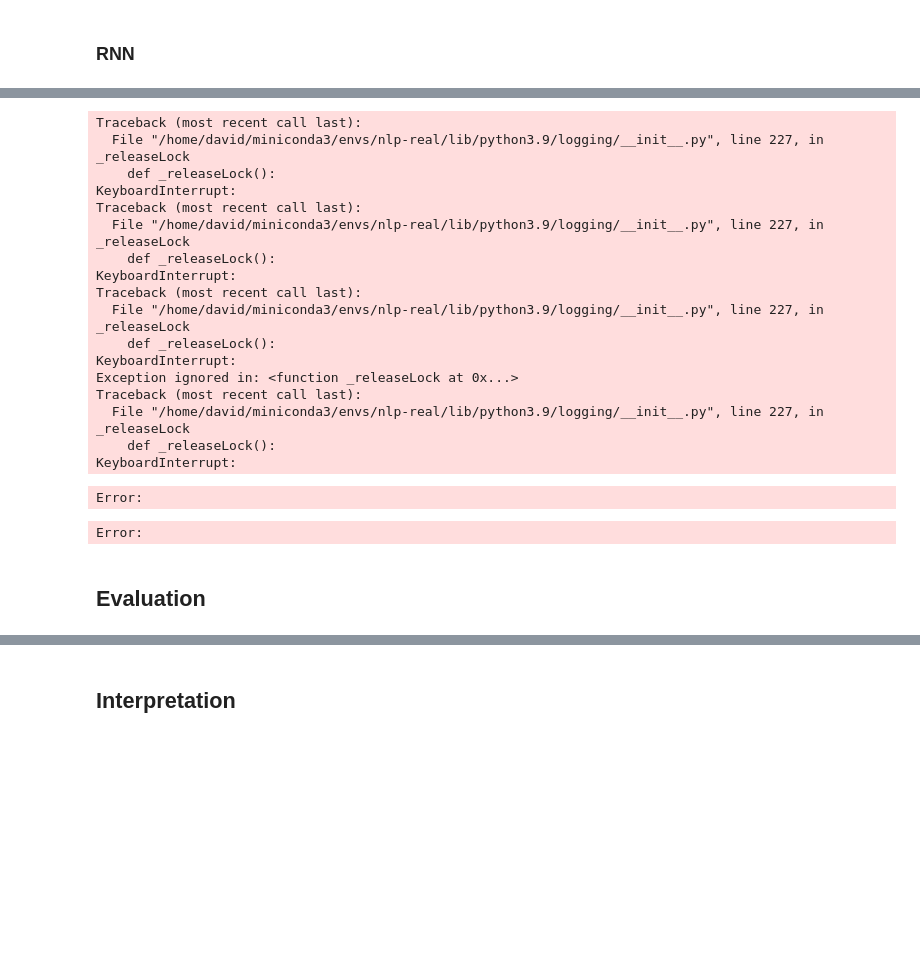
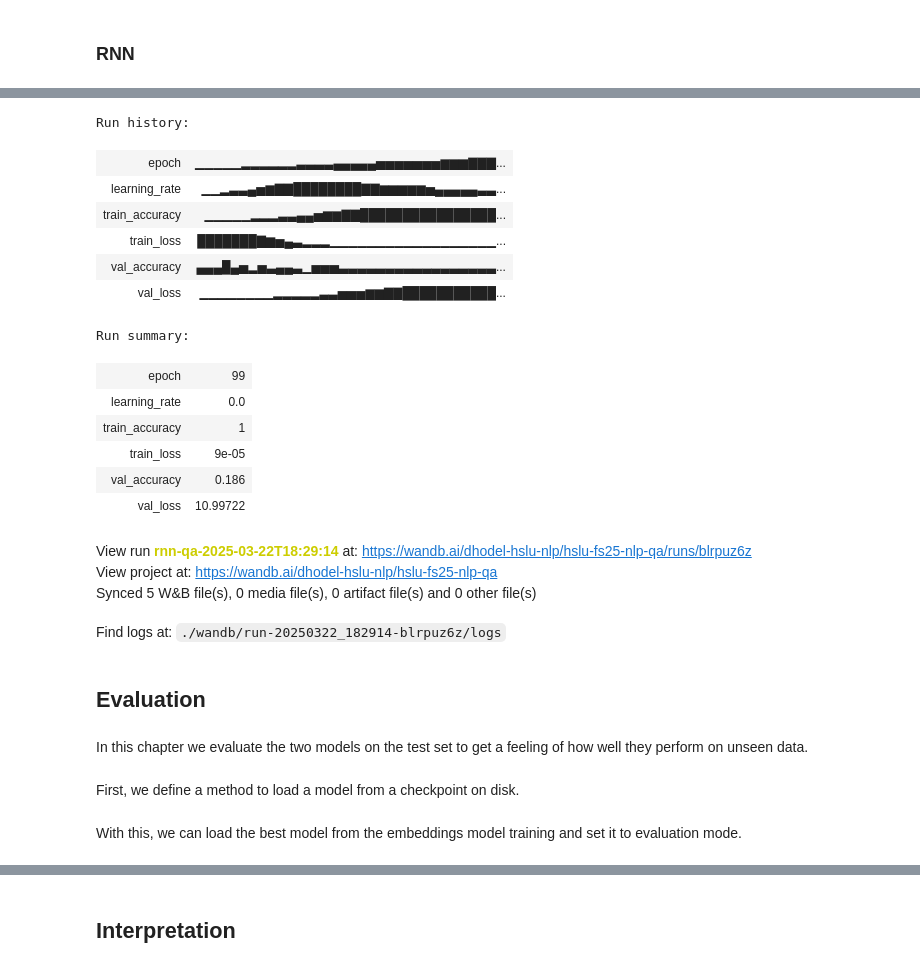
Before and after one commit to Davee02/HSLU.NLP, a Jupyter notebook: course_projects/project_1.ipynb, the cells around one changed output, grey strips where cells are left out. Saved outputs shown, nothing was run; the diff lists cells and outputs as text; code cells hidden in the pictures; blank space fills up the shorter version.

```diff
--- a/course_projects/project_1.ipynb
+++ b/course_projects/project_1.ipynb
@@ -761,5 +781,5 @@ rnn_criterion = nn.CrossEntropyLoss()
 rnn_optimizer = torch.optim.AdamW(rnn_model.parameters(), lr=rnn_run.config.initial_learning_rate, weight_decay=rnn_run.config.weight_decay)
 rnn_scheduler = torch.optim.lr_scheduler.OneCycleLR(rnn_optimizer, max_lr=rnn_run.config.max_learning_rate, steps_per_epoch=len(rnn_train_loader), epochs=rnn_num_epochs+1)
 # %%
-run_training_loop(rnn_model, rnn_criterion, rnn_optimizer, rnn_scheduler, rnn_train_loader, rnn_valid_loader, rnn_num_epochs, rnn_checkpoints_path, log_wandb=False)
+run_training_loop(rnn_model, rnn_criterion, rnn_optimizer, rnn_scheduler, rnn_train_loader, rnn_valid_loader, rnn_num_epochs, rnn_checkpoints_path, log_wandb=True)
 # %% [output]
@@ -766,21 +787,24 @@ run_training_loop(rnn_model, rnn_criterion, rnn_optimizer, rnn_scheduler, rnn_tr
-Traceback (most recent call last):
-  File "/home/david/miniconda3/envs/nlp-real/lib/python3.9/logging/__init__.py", line 227, in _releaseLock
-    def _releaseLock():
-KeyboardInterrupt:
-Traceback (most recent call last):
-  File "/home/david/miniconda3/envs/nlp-real/lib/python3.9/logging/__init__.py", line 227, in _releaseLock
-    def _releaseLock():
-KeyboardInterrupt:
-Traceback (most recent call last):
-  File "/home/david/miniconda3/envs/nlp-real/lib/python3.9/logging/__init__.py", line 227, in _releaseLock
-    def _releaseLock():
-KeyboardInterrupt:
-Exception ignored in: <function _releaseLock at 0x...>
-Traceback (most recent call last):
-  File "/home/david/miniconda3/envs/nlp-real/lib/python3.9/logging/__init__.py", line 227, in _releaseLock
-    def _releaseLock():
-KeyboardInterrupt:
+Run history:
+| epoch | ▁▁▁▁▁▂▂▂▂▂▂▃▃▃▃▄▄▄▄▄▅▅▅▅▅▅▅▆▆▆▇▇▇... |
+| learning_rate | ▁▁▂▃▃▄▅▆▇▇████████▇▇▆▆▆▆▆▅▄▄▄▄▄▃▃... |
+| train_accuracy | ▁▁▁▁▁▂▂▂▃▃▄▄▅▆▆▇▇████████████████... |
+| train_loss | ███████▇▆▅▄▃▂▂▂▁▁▁▁▁▁▁▁▁▁▁▁▁▁▁▁▁▁... |
+| val_accuracy | ▄▄▄█▄▅▂▅▃▄▄▃▁▅▅▅▃▃▃▃▃▃▃▃▃▃▃▃▃▃▃▃▃... |
+| val_loss | ▁▁▁▁▁▁▁▁▂▂▂▂▂▃▃▅▅▅▆▆▇▇███████████... |
-Error:
+Run summary:
-Error:
+| epoch | 99 |
+| learning_rate | 0.0 |
+| train_accuracy | 1 |
+| train_loss | 9e-05 |
+| val_accuracy | 0.186 |
+| val_loss | 10.99722 |
+View run rnn-qa-2025-03-22T18:29:14 at: https://wandb.ai/dhodel-hslu-nlp/hslu-fs25-nlp-qa/runs/blrpuz6z
+View project at: https://wandb.ai/dhodel-hslu-nlp/hslu-fs25-nlp-qa
+Synced 5 W&B file(s), 0 media file(s), 0 artifact file(s) and 0 other file(s)
+Find logs at: ./wandb/run-20250322_182914-blrpuz6z/logs
 # %% [markdown]
 ## Evaluation
+# %% [markdown]
+In this chapter we evaluate the two models on the test set to get a feeling of how well they perform on unseen data.
+# %% [markdown]
+First, we define a method to load a model from a checkpoint on disk.
@@ -786,0 +816,2 @@ Error:
+# %% [markdown]
+With this, we can load the best model from the embeddings model training and set it to evaluation mode.
```
Also changed, not shown: parts of 37 cells of this notebook.
